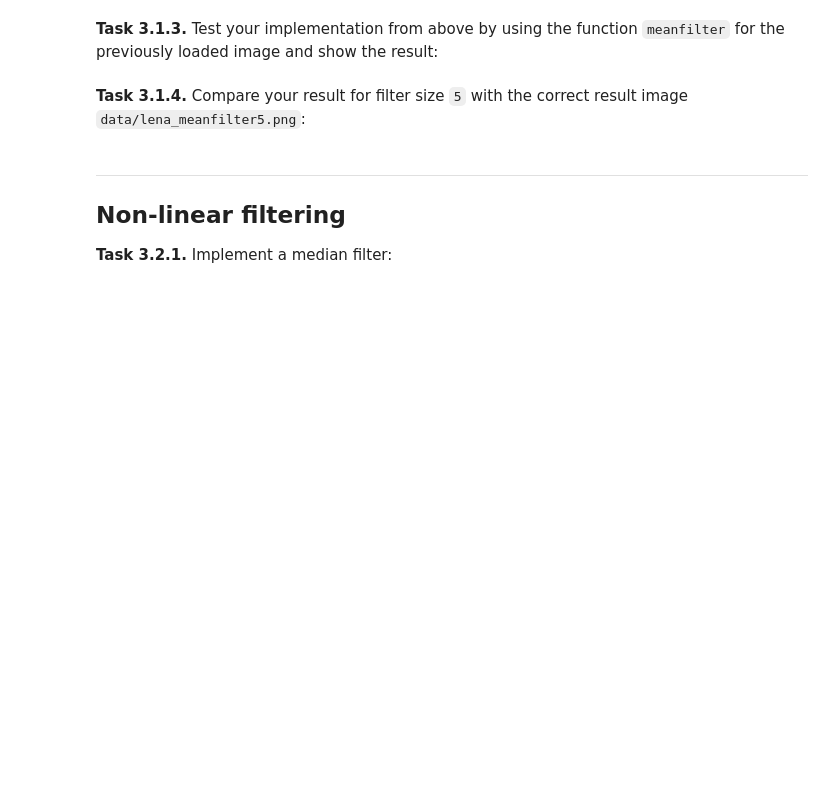
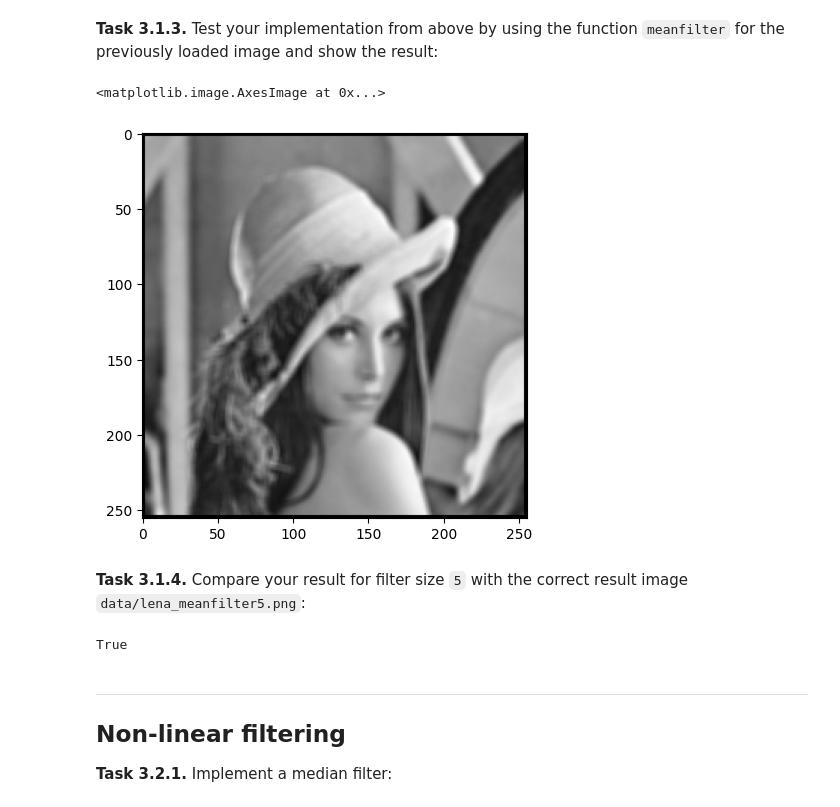
Before and after one commit to Vici0912/mobi-fs3-python, a Jupyter notebook: task3.ipynb, the cells around one changed output. Drawn from its saved outputs; the diff is of its cells as text; code cells hidden in the pictures; blank space fills up the shorter version.

```diff
--- a/task3.ipynb
+++ b/task3.ipynb
@@ -24,15 +24,30 @@ def meanfilter(img, size):
     n = (size - 1) // 2
     for p in numpy.ndindex(img.shape):
         neighborhood_sum = 0
-        for q in numpy.ndindex(size, size):
-            # write your code here
-        # ...
-    # write your code here
+        if n <= p[0] < img.shape[0] - n and n <= p[1] < img.shape[1] - n:
+            for q in numpy.ndindex(size,size):
+                neighborhood_sum += img[p[0] + q[0] - n, p[1] + q[1] - n]
+
+        result[p[0], p[1]] = neighborhood_sum / size**2
     return result
 # %% [markdown]
 **<a id="#">Task 3.1.3.</a>** Test your implementation from above by using the function `meanfilter` for the previously loaded image and show the result:
+# %%
+img_m = meanfilter(img, size = 5)
+
+plt.figure(figsize=(5,5))
+plt.imshow(img_m, 'gray')
+# %% [output]
+<matplotlib.image.AxesImage at 0x...>
+[figure, added]
 # %% [markdown]
 **<a id="#">Task 3.1.4.</a>** Compare your result for filter size `5` with the correct result image `data/lena_meanfilter5.png`:
+# %%
+correct_image = plt.imread('data/lena_meanfilter5.png')
+
+numpy.allclose(img_m, correct_image, atol=1/255)
+# %% [output]
+True
 # %% [markdown]
 ---
 
```
Also changed, not shown: parts of 4 cells of this notebook.
